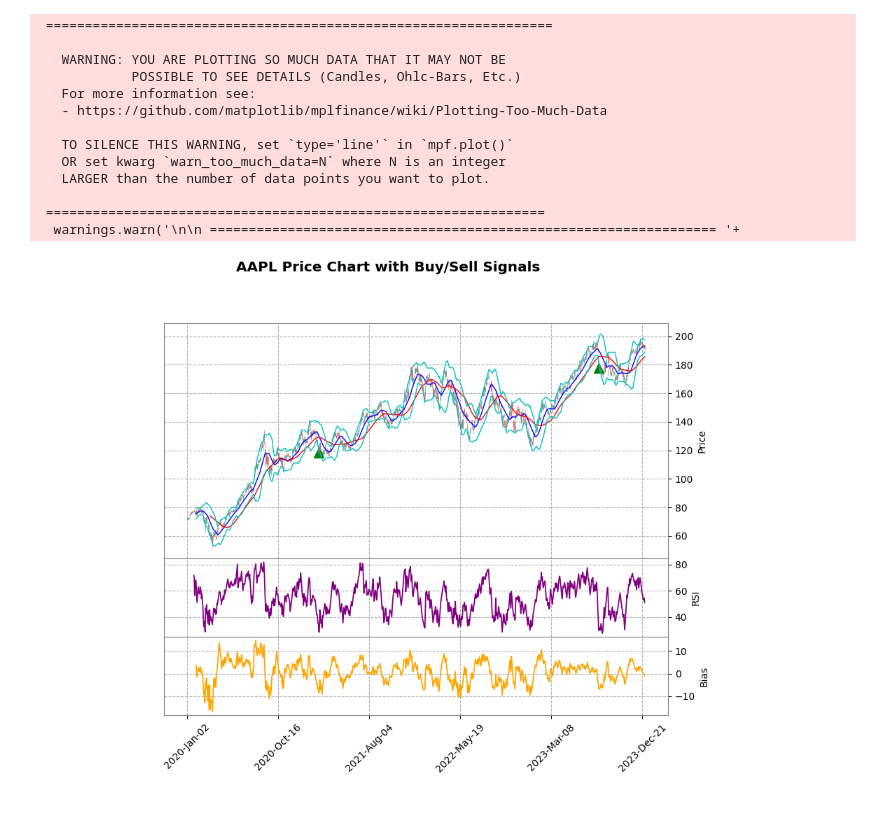
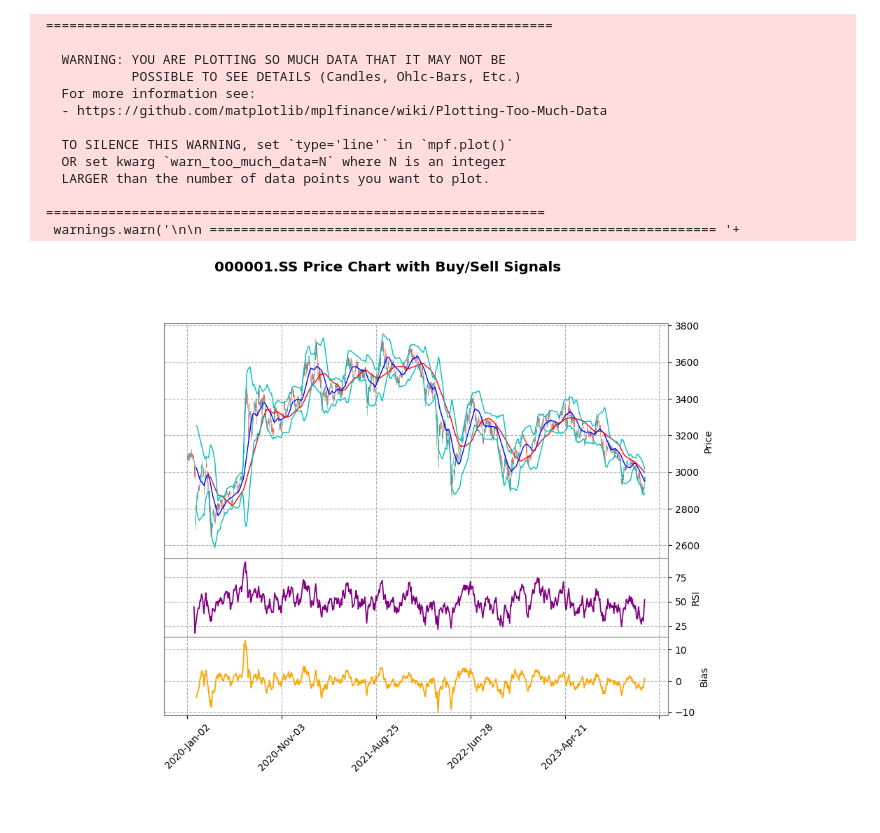
Before and after one commit to xnraiser/my_quan, a Jupyter notebook: strategy.ipynb, the cells around one changed output. Saved outputs shown, nothing was run; the diff lists cells and outputs as text; code cells hidden in the pictures.

```diff
--- a/strategy.ipynb
+++ b/strategy.ipynb
@@ -6,8 +6,8 @@ import mplfinance as mpf
 import numpy as np
 
 # 获取数据
-ticker = 'AAPL'
-tk = yf.Ticker('AAPL')
+ticker = '000001.SS'
+tk = yf.Ticker(ticker)
 data = tk.history(start='2020-01-01', end='2024-01-01')
 
 # 计算技术指标
@@ -75,31 +75,31 @@ if len(buy_positions_int) > 0:
     apds.append(buy_signals_plot)
 
 if len(sell_positions_int) > 0:
     apds.append(sell_signals_plot)
 
 # 绘制最终图表
 mpf.plot(
     plot_data,
     type='candle',
     style='tradingview',
     title=f"{ticker} Price Chart with Buy/Sell Signals",
     ylabel='Price',
     addplot=apds,
     figsize=(10, 8),
     panel_ratios=(3, 1, 1)
 )
 # %% [output]
  =================================================================
 
    WARNING: YOU ARE PLOTTING SO MUCH DATA THAT IT MAY NOT BE
             POSSIBLE TO SEE DETAILS (Candles, Ohlc-Bars, Etc.)
    For more information see:
    - https://github.com/matplotlib/mplfinance/wiki/Plotting-Too-Much-Data
 
    TO SILENCE THIS WARNING, set `type='line'` in `mpf.plot()`
    OR set kwarg `warn_too_much_data=N` where N is an integer
    LARGER than the number of data points you want to plot.
 
  ================================================================
   warnings.warn('\n\n ================================================================= '+
-[figure, old version]
+[figure, new version]
```
